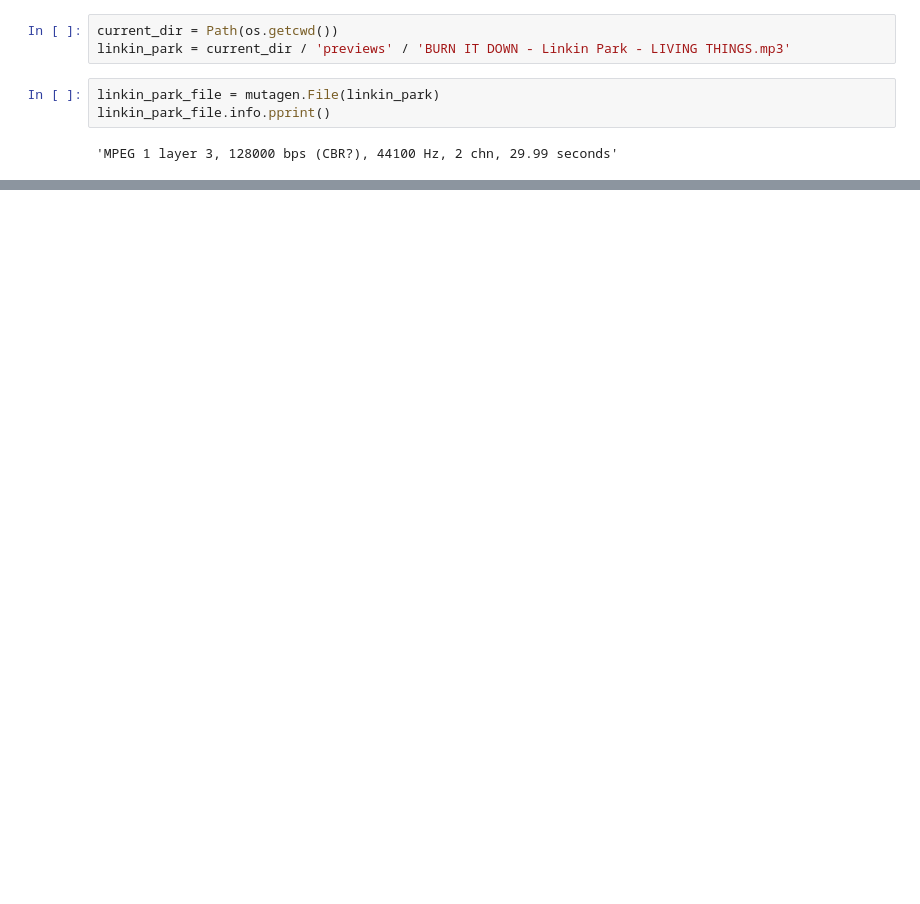
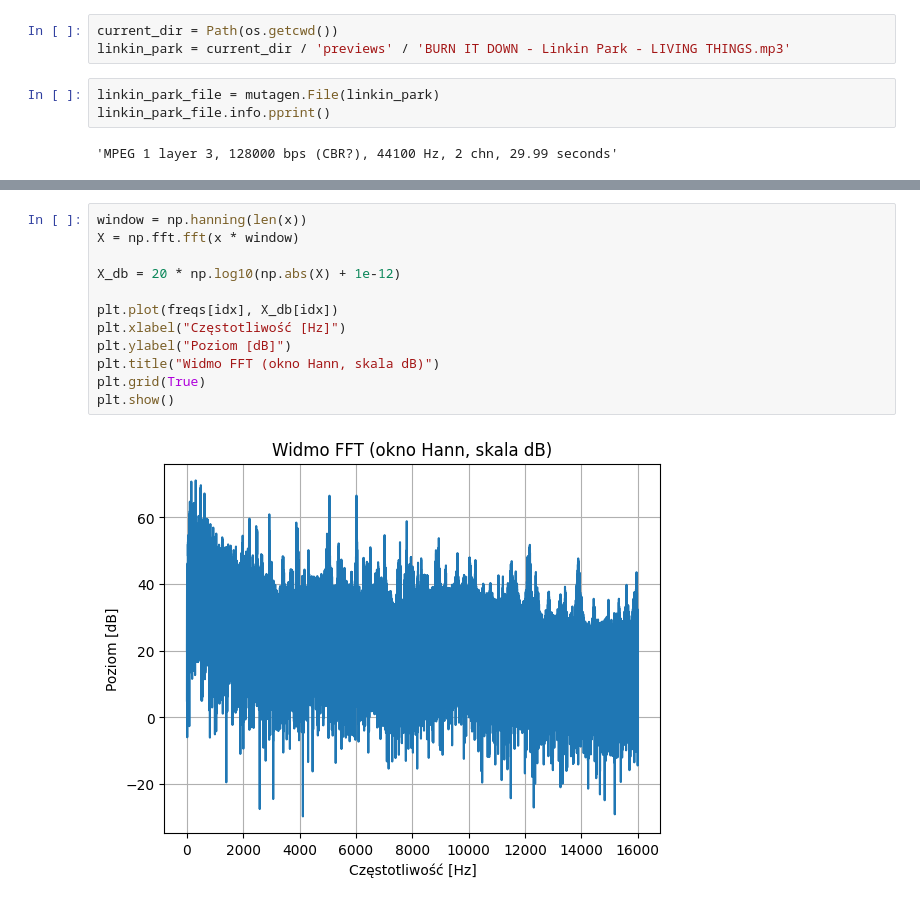
Before and after one commit to grzesiiok/neural_network_spotipy, a Jupyter notebook: some_visualisations.ipynb, the cells around one changed output, grey strips where cells are left out. Saved outputs shown, nothing was run; the diff lists cells and outputs as text; blank space fills up the shorter version.

```diff
--- a/some_visualisations.ipynb
+++ b/some_visualisations.ipynb
@@ -182,0 +234,14 @@ KeyboardInterrupt:
+# %%
+window = np.hanning(len(x))
+X = np.fft.fft(x * window)
+
+X_db = 20 * np.log10(np.abs(X) + 1e-12)
+
+plt.plot(freqs[idx], X_db[idx])
+plt.xlabel("Częstotliwość [Hz]")
+plt.ylabel("Poziom [dB]")
+plt.title("Widmo FFT (okno Hann, skala dB)")
+plt.grid(True)
+plt.show()
+# %% [output]
+[figure, added]
```
Also changed, not shown: parts of 11 cells of this notebook, 2 other files.
